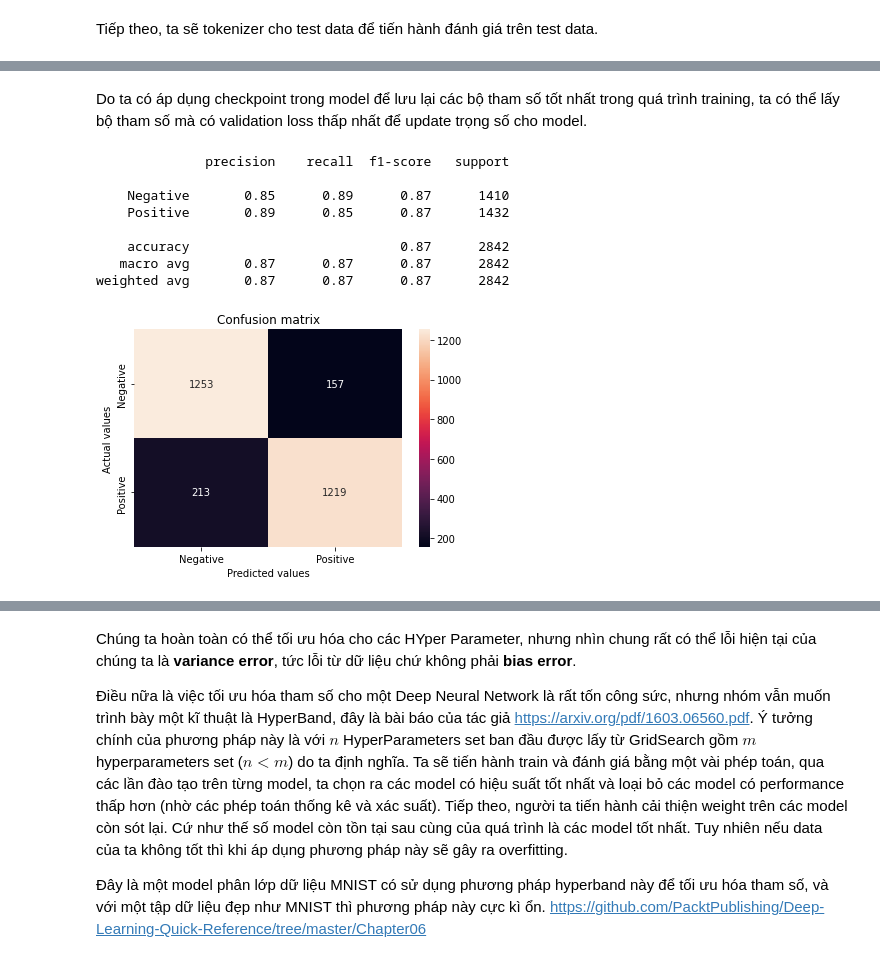
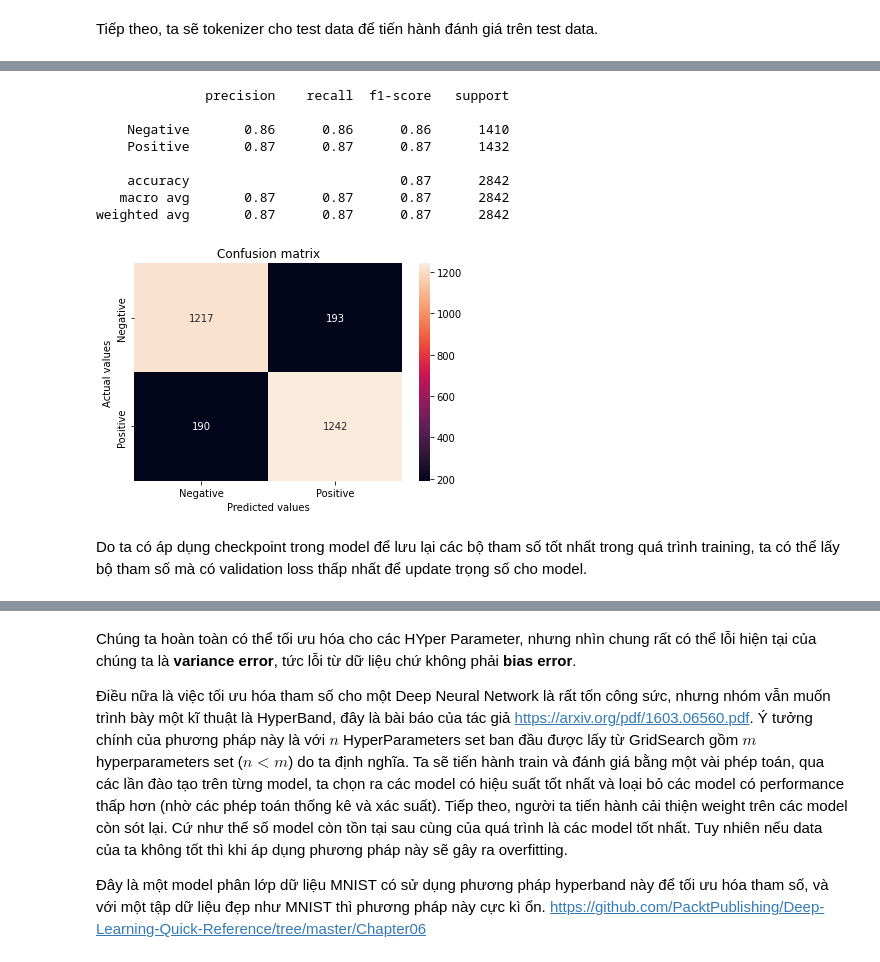
Before and after one commit to cuongpiger/SCL_KHVW_Sentiment_Analysis_Project, a Jupyter notebook: 08.model.ipynb, the cells around one changed output, grey strips where cells are left out. Saved outputs shown, nothing was run; the diff lists cells and outputs as text; code cells hidden in the pictures.

```diff
--- a/08.model.ipynb
+++ b/08.model.ipynb
@@ -141,0 +112,2 @@ Epoch 10/10
+# %%
+model_1.fit(**hyperparameters_1)
@@ -187,0 +159,3 @@ weighted avg       0.87      0.87      0.87      2842
+# %%
+prediction_1 = model_1.predict(X_test['normalize_comment'])
+prediction_1
@@ -188,2 +177,14 @@ weighted avg       0.87      0.87      0.87      2842
+# %%
+Model.confusionMatrix(y_test, prediction_1['output_class'])
+# %% [output]
+              precision    recall  f1-score   support
+
+    Negative       0.86      0.86      0.86      1410
+    Positive       0.87      0.87      0.87      1432
+
+    accuracy                           0.87      2842
+   macro avg       0.87      0.87      0.87      2842
+weighted avg       0.87      0.87      0.87      2842
+[figure, added]
 # %% [markdown]
 Do ta có áp dụng checkpoint trong model để lưu lại các bộ tham số tốt nhất trong quá trình training, ta có thể lấy bộ tham số mà có validation loss thấp nhất để update trọng số cho model.
@@ -193,14 +190,0 @@ lstm_model_uw.load_weights("./models/LSTM_sentiment/weights/02-0.333198.h5")
-# %%
-prediction = lstm_model_uw.predict(padded_test_cmts)
-inverted = np.argmax(prediction, axis=1)
-Model.confusionMatrix(y_test, inverted)
-# %% [output]
-              precision    recall  f1-score   support
-
-    Negative       0.85      0.89      0.87      1410
-    Positive       0.89      0.85      0.87      1432
-
-    accuracy                           0.87      2842
-   macro avg       0.87      0.87      0.87      2842
-weighted avg       0.87      0.87      0.87      2842
-[figure, removed]
```
Also changed, not shown: parts of 46 cells of this notebook.
